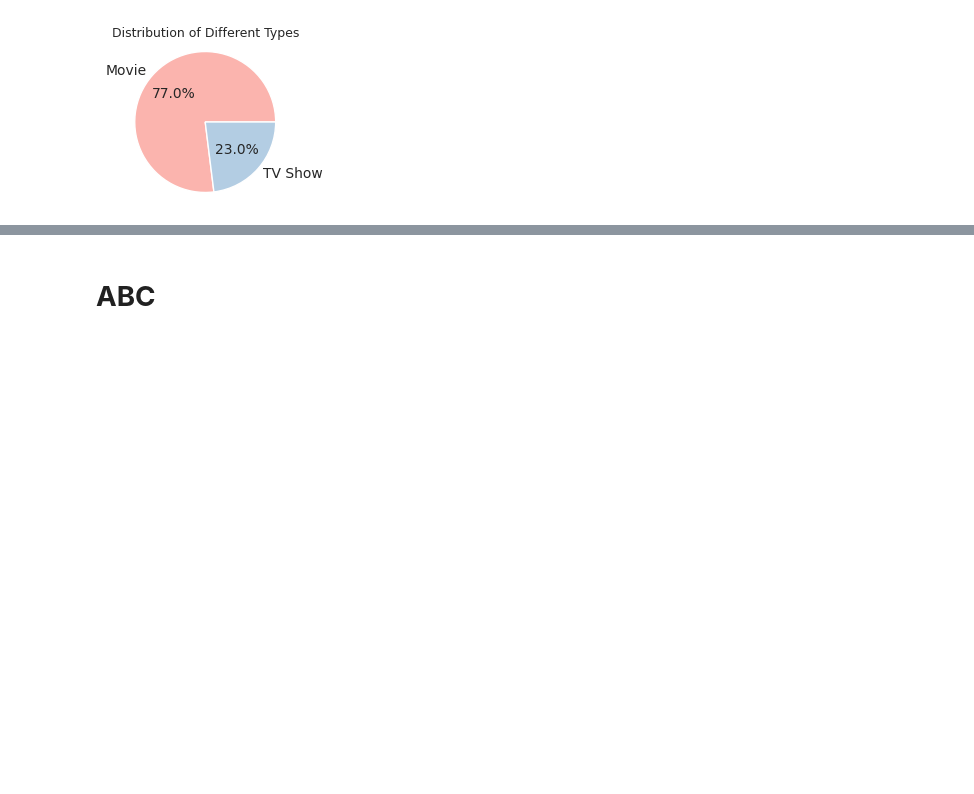
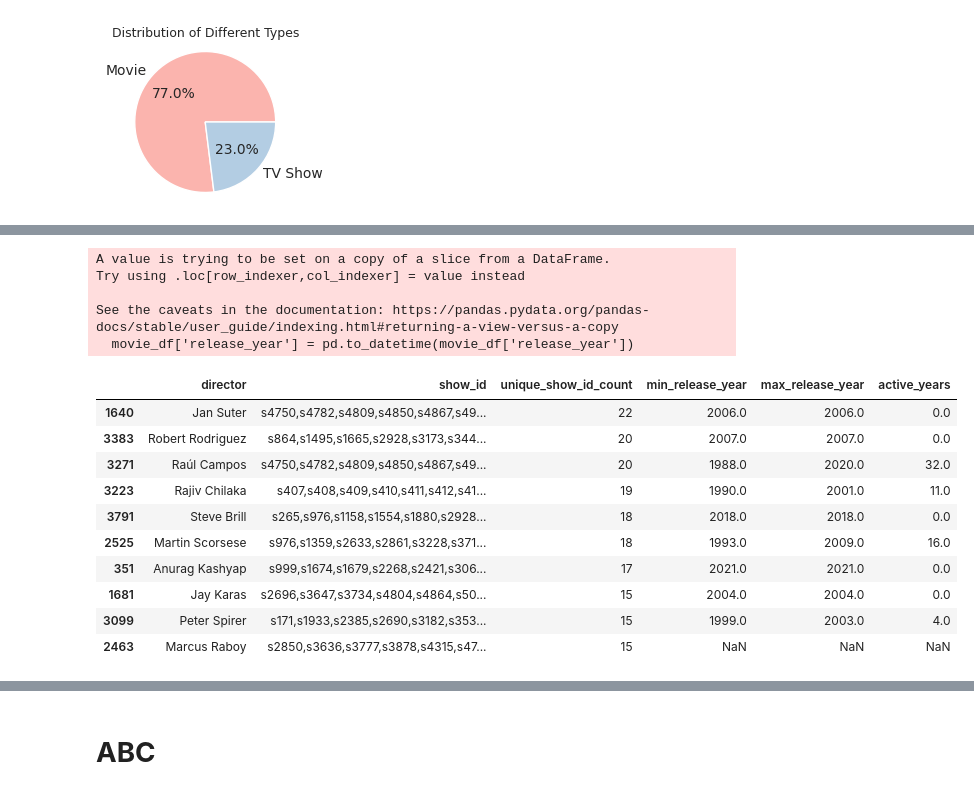
Before and after one commit to DSabarish/netflix_data_analysis, a Jupyter notebook: Netflix_15.ipynb, the cells around one changed output, grey strips where cells are left out. Cells and saved outputs as stored; diff of their text form; code cells hidden in the pictures; blank space fills up the shorter version.

```diff
--- a/Netflix_15.ipynb
+++ b/Netflix_15.ipynb
@@ -680,0 +756,42 @@ Name: count, dtype: int64
+# %%
+import pandas as pd
+
+# Assuming the 'release_year' column exists in your DataFrame 'movie_df'
+# Convert 'release_year' to datetime if it's not already in datetime format
+movie_df['release_year'] = pd.to_datetime(movie_df['release_year'])
+
+# Group by director and aggregate show IDs into a comma-separated string
+director_show_ids = movie_df.groupby('director')['show_id'].agg(lambda x: ','.join(x.unique())).reset_index()
+
+# Count the unique show IDs for each director
+director_show_ids['unique_show_id_count'] = director_show_ids['show_id'].apply(lambda x: len(x.split(',')))
+
+# Calculate min and max release years for each director's work
+director_show_ids['min_release_year'] = movie_df.groupby('director')['release_year'].transform('min').dt.year
+director_show_ids['max_release_year'] = movie_df.groupby('director')['release_year'].transform('max').dt.year
+
+# Calculate the range of active years
+director_show_ids['active_years'] = director_show_ids['max_release_year'] - director_show_ids['min_release_year']
+
+# Sort the DataFrame by unique_show_id_count in descending order
+director_show_ids_sorted = director_show_ids.sort_values(by='unique_show_id_count', ascending=False)
+
+# Display the top 10 rows
+director_show_ids_sorted.head(10)
+# %% [output]
+A value is trying to be set on a copy of a slice from a DataFrame.
+Try using .loc[row_indexer,col_indexer] = value instead
+
+See the caveats in the documentation: https://pandas.pydata.org/pandas-docs/stable/user_guide/indexing.html#returning-a-view-versus-a-copy
+  movie_df['release_year'] = pd.to_datetime(movie_df['release_year'])
+|  | director | show_id | unique_show_id_count | min_release_year | max_release_year | active_years |
+| 1640 | Jan Suter | s4750,s4782,s4809,s4850,s4867,s49... | 22 | 2006.0 | 2006.0 | 0.0 |
+| 3383 | Robert Rodriguez | s864,s1495,s1665,s2928,s3173,s344... | 20 | 2007.0 | 2007.0 | 0.0 |
+| 3271 | Raúl Campos | s4750,s4782,s4809,s4850,s4867,s49... | 20 | 1988.0 | 2020.0 | 32.0 |
+| 3223 | Rajiv Chilaka | s407,s408,s409,s410,s411,s412,s41... | 19 | 1990.0 | 2001.0 | 11.0 |
+| 3791 | Steve Brill | s265,s976,s1158,s1554,s1880,s2928... | 18 | 2018.0 | 2018.0 | 0.0 |
+| 2525 | Martin Scorsese | s976,s1359,s2633,s2861,s3228,s371... | 18 | 1993.0 | 2009.0 | 16.0 |
+| 351 | Anurag Kashyap | s999,s1674,s1679,s2268,s2421,s306... | 17 | 2021.0 | 2021.0 | 0.0 |
+| 1681 | Jay Karas | s2696,s3647,s3734,s4804,s4864,s50... | 15 | 2004.0 | 2004.0 | 0.0 |
+| 3099 | Peter Spirer | s171,s1933,s2385,s2690,s3182,s353... | 15 | 1999.0 | 2003.0 | 4.0 |
+| 2463 | Marcus Raboy | s2850,s3636,s3777,s3878,s4315,s47... | 15 | NaN | NaN | NaN |
```
Also changed, not shown: parts of 12 cells of this notebook.
